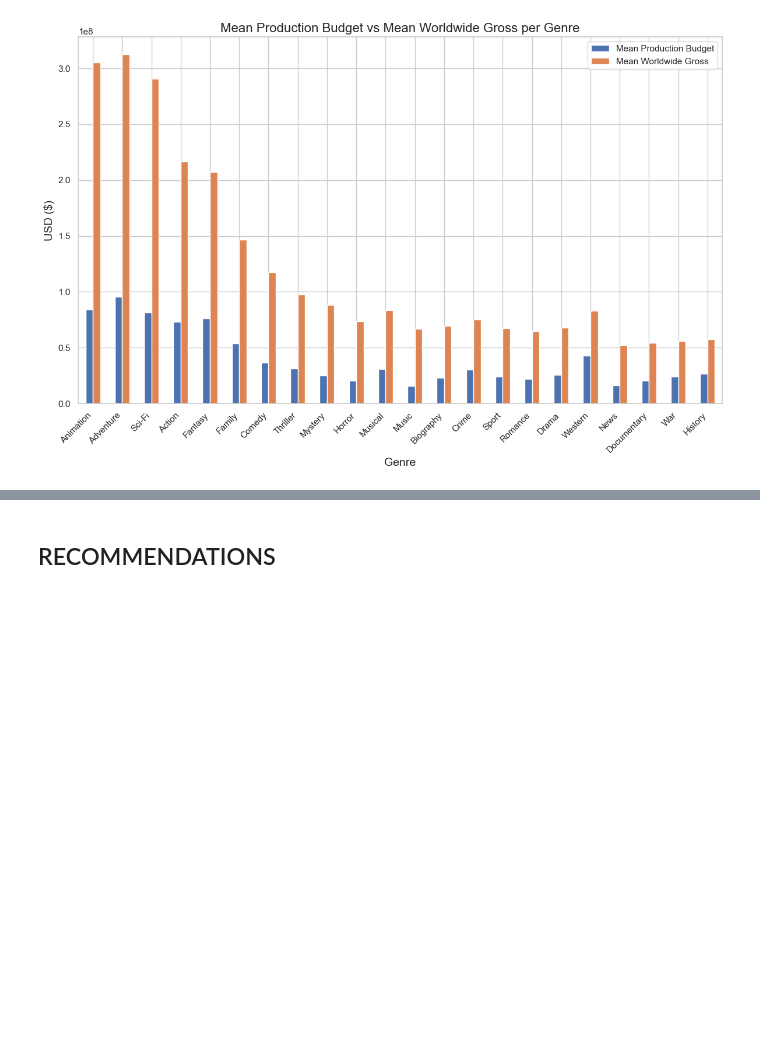
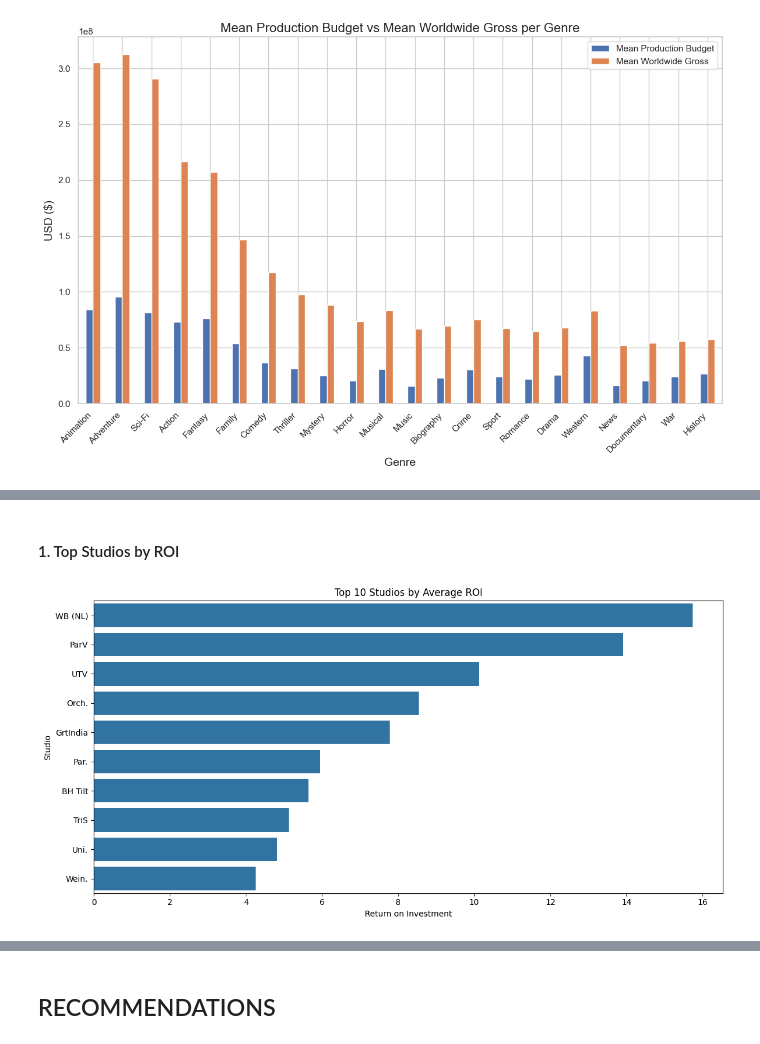
Before and after one commit to WamuyuGitz/movie-insights-project, a Jupyter notebook: notebooks/exploratory/business understanding continuation.ipynb, the cells around one changed output, grey strips where cells are left out. Drawn from its saved outputs; the diff is of its cells as text; code cells hidden in the pictures; blank space fills up the shorter version.

```diff
--- a/notebooks/exploratory/business understanding continuation.ipynb
+++ b/notebooks/exploratory/business understanding continuation.ipynb
@@ -3484,0 +3578,15 @@ plt.show()
+# %%
+# Define cleaned data path
+clean_path = '../../data/cleaned'
+
+# Load ROI dataset
+roi_df = pd.read_csv(f"{clean_path}/roi_dataset.csv")
+
+# Clean money columns (if not already cleaned)
+roi_df['production_budget'] = roi_df['production_budget'].replace('[\$,]', '', regex=True).astype(float)
+roi_df['worldwide_gross'] = roi_df['worldwide_gross'].replace('[\$,]', '', regex=True).astype(float)
+
+# Calculate ROI
+roi_df['roi'] = (roi_df['worldwide_gross'] - roi_df['production_budget']) / roi_df['production_budget']
+
+roi_df[['title', 'studio', 'production_budget', 'worldwide_gross', 'roi']].head()
@@ -3484,0 +3600,21 @@ plt.show()
+# %% [markdown]
+#### 1. Top Studios by ROI
+# %%
+import matplotlib.pyplot as plt
+
+# Calculate ROI
+roi_df['roi'] = (roi_df['worldwide_gross'] - roi_df['production_budget']) / roi_df['production_budget']
+
+# Group by studio
+studio_roi = roi_df.groupby('studio')['roi'].mean().sort_values(ascending=False).reset_index()
+
+# Plot
+plt.figure(figsize=(12,6))
+sns.barplot(data=studio_roi.head(10), x='roi', y='studio')
+plt.title('Top 10 Studios by Average ROI')
+plt.xlabel('Return on Investment')
+plt.ylabel('Studio')
+plt.tight_layout()
+plt.show()
+# %% [output]
+[figure, added]
```
Also changed, not shown: parts of 26 cells of this notebook.
